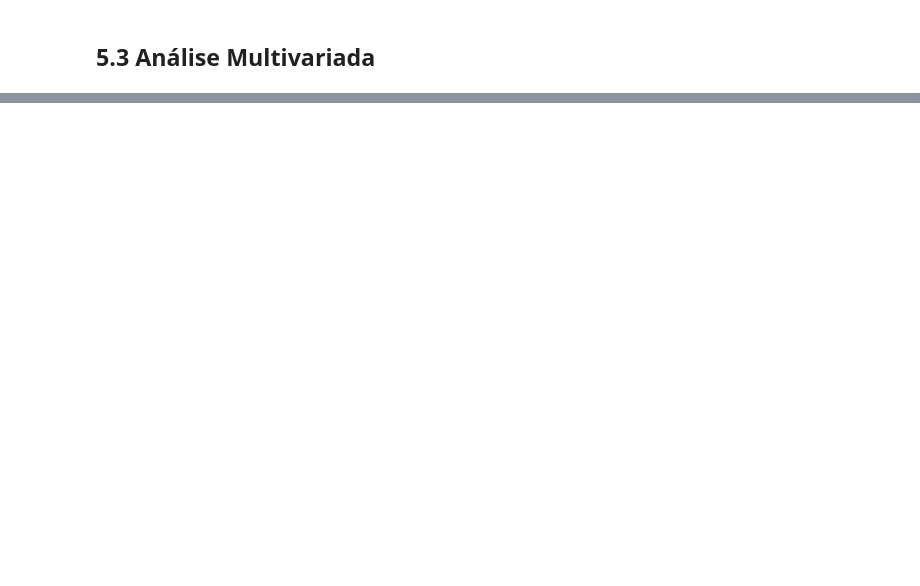
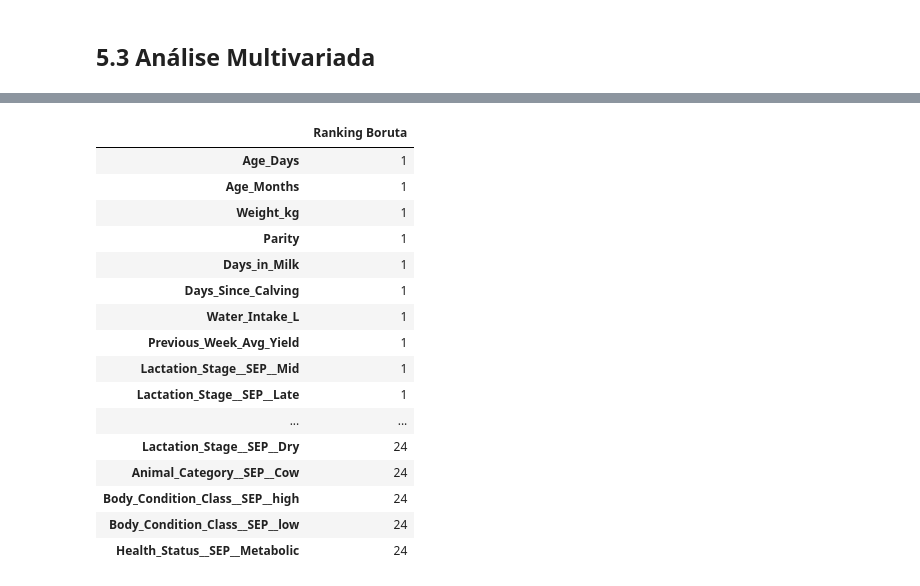
Before and after one commit to lucasffreitasds/projeto_milk_predict_180, a Jupyter notebook: projeto_milk_predict_180.ipynb, the cells around one changed output, grey strips where cells are left out. Saved outputs shown, nothing was run; the diff lists cells and outputs as text; code cells hidden in the pictures; blank space fills up the shorter version.

```diff
--- a/projeto_milk_predict_180.ipynb
+++ b/projeto_milk_predict_180.ipynb
@@ -1470,0 +2102,67 @@ Vacas que produziram muito nos últimos 90 dias estão no pico **agora**, e daqu
+# %%
+# =============================================================
+# ---------------- Wrapper Methods (Boruta) -------------------
+# =============================================================
+
+"""No Boruta, cada feature ganha uma cópia "sombra" com os valores embaralhados
+(mesma distribuição, nenhuma relação com o alvo). A cada rodada, um Random Forest
+é treinado com as originais + as sombras, e cada original é comparada com a MELHOR
+sombra. Ao fim de várias rodadas, um teste estatístico sobre quantas vezes cada
+original venceu decide: confirmada, tentativa ou rejeitada."""
+
+# =============================================================
+# --- Preparação dos dados ---
+# =============================================================
+
+x = df_train.drop(columns=[TARGET, GRUPO, 'Date'])
+y = df_train[TARGET]
+
+x_boruta = pd.get_dummies(x, prefix_sep='__SEP__', dtype=int)
+
+def to_original(col):
+    return col.split('__SEP__')[0]
+
+# =============================================================
+# --- Modelo e Boruta ---
+# =============================================================
+
+rf = RandomForestRegressor(n_jobs=-1, max_depth=5, random_state=42)
+
+boruta = BorutaPy(
+    rf,
+    n_estimators='auto',
+    verbose=0,
+    random_state=42
+).fit(x_boruta.values, y.values)
+
+# =============================================================
+# --- Resultados por dummy ---
+# =============================================================
+
+confirmed_boruta = x_boruta.columns[boruta.support_].tolist()
+tentative_boruta = x_boruta.columns[boruta.support_weak_].tolist()
+rejected_boruta  = x_boruta.columns[~boruta.support_ & ~boruta.support_weak_].tolist()
+
+# =============================================================
+# --- Volta para o nome original (junta as dummies) ---
+# =============================================================
+
+confirmed_boruta = sorted(set(to_original(c) for c in confirmed_boruta))
+tentative_boruta = sorted(set(to_original(c) for c in tentative_boruta))
+rejected_boruta  = sorted(set(to_original(c) for c in rejected_boruta))
+
+tentative_boruta = [c for c in tentative_boruta if c not in confirmed_boruta]
+rejected_boruta  = [c for c in rejected_boruta
+                    if c not in confirmed_boruta and c not in tentative_boruta]
+
+# =============================================================
+# --- Resumo ---
+# =============================================================
+
+ranking = pd.Series(boruta.ranking_, index=x_boruta.columns).sort_values()
+
+print(f'Confirmadas ({len(confirmed_boruta)}): {confirmed_boruta}')
+print(f'Tentativas  ({len(tentative_boruta)}): {tentative_boruta}')
+print(f'Rejeitadas  ({len(rejected_boruta)}): {rejected_boruta}')
+display(ranking.to_frame('Ranking Boruta'))
+# %% [output]
@@ -1470,0 +2172,17 @@ Vacas que produziram muito nos últimos 90 dias estão no pico **agora**, e daqu
+|  | Ranking Boruta |
+| Age_Days | 1 |
+| Age_Months | 1 |
+| Weight_kg | 1 |
+| Parity | 1 |
+| Days_in_Milk | 1 |
+| Days_Since_Calving | 1 |
+| Water_Intake_L | 1 |
+| Previous_Week_Avg_Yield | 1 |
+| Lactation_Stage__SEP__Mid | 1 |
+| Lactation_Stage__SEP__Late | 1 |
+| ... | ... |
+| Lactation_Stage__SEP__Dry | 24 |
+| Animal_Category__SEP__Cow | 24 |
+| Body_Condition_Class__SEP__high | 24 |
+| Body_Condition_Class__SEP__low | 24 |
+| Health_Status__SEP__Metabolic | 24 |
```
Also changed, not shown: parts of 15 cells of this notebook.
